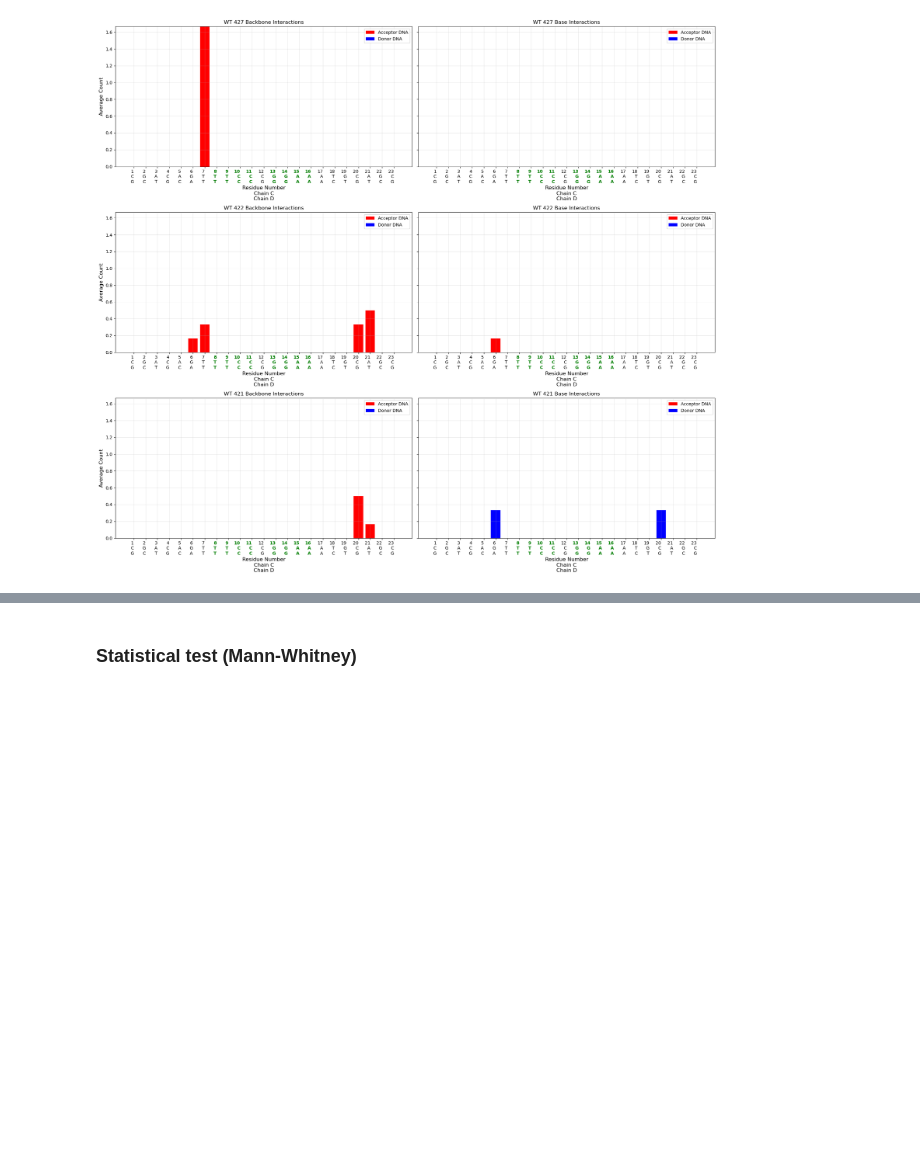
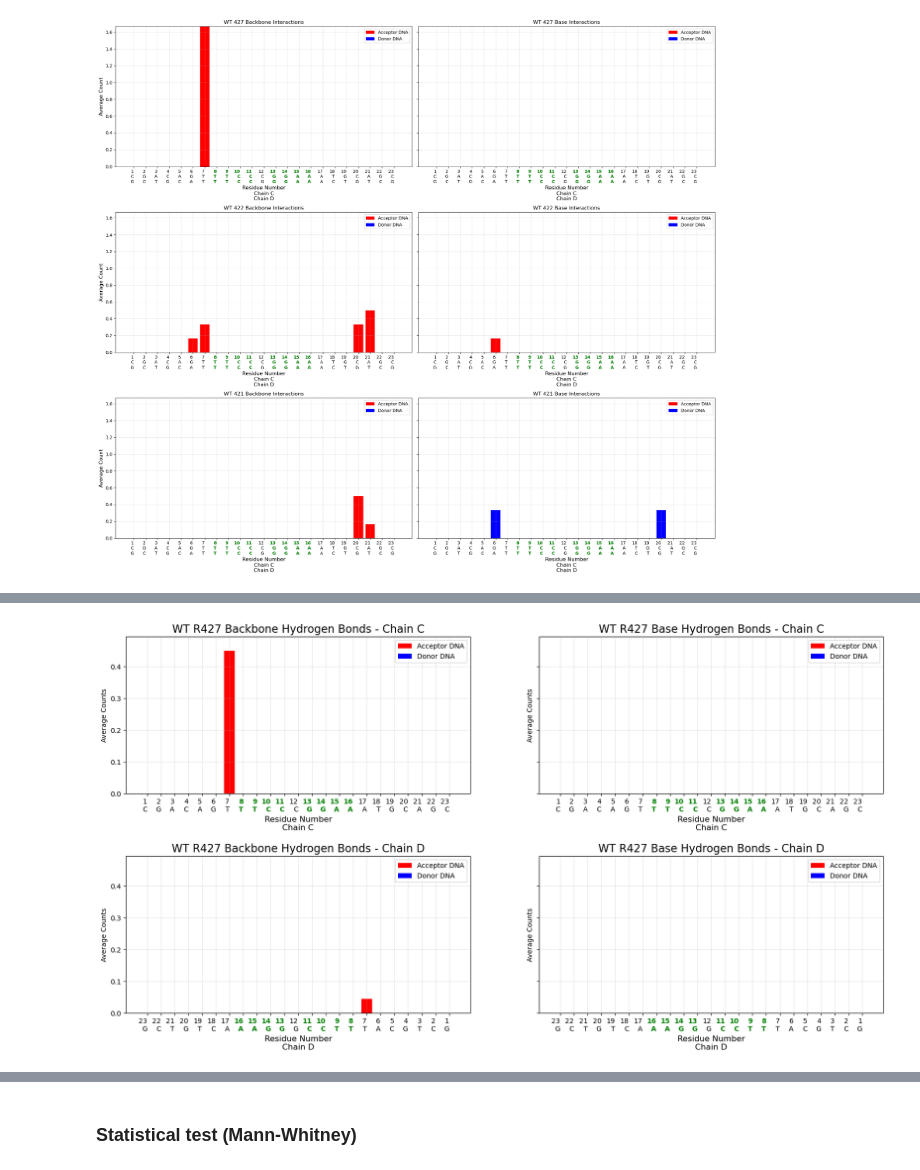
Before and after one commit to lacilab/IMDIA, a Jupyter notebook: scripts/notebooks/WT_S466R_hbonds_comparison_1.2.ipynb, the cells around one changed output, grey strips where cells are left out. Saved outputs shown, nothing was run; the diff lists cells and outputs as text; code cells hidden in the pictures; blank space fills up the shorter version.

```diff
--- a/scripts/notebooks/WT_S466R_hbonds_comparison_1.2.ipynb
+++ b/scripts/notebooks/WT_S466R_hbonds_comparison_1.2.ipynb
@@ -1536,0 +1700,15 @@ plt.show()
+# %%
+mut = 'WT'
+focus_resid = 427
+focus_resn = 'R'
+reps = len(wt_dfs)
+title_common = f'{mut} {focus_resn}{focus_resid}'
+
+# Filter data for donor and acceptor at residue 419
+donor_wt = combined_df_wt[combined_df_wt['donor_res_num_adjusted'] == focus_resid]
+acceptor_wt = combined_df_wt[combined_df_wt['acceptor_res_num_adjusted'] == focus_resid]
+
+plot_dnaseq_bb_base_totalcount(donor_wt, acceptor_wt, reps, 'backbone', f'{title_common} Backbone Hydrogen Bonds',
+                    'base', f'{title_common} Base Hydrogen Bonds')
+# %% [output]
+[figure, added]
```
Also changed, not shown: parts of 9 cells of this notebook, 17 other files.
